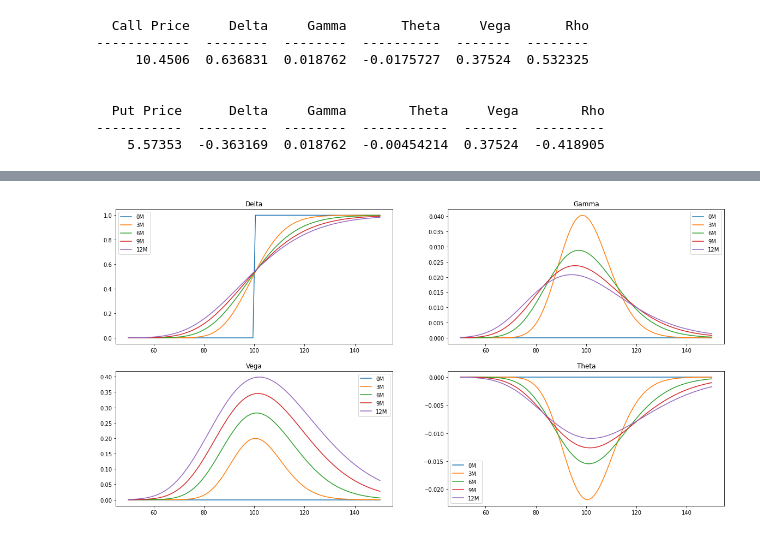
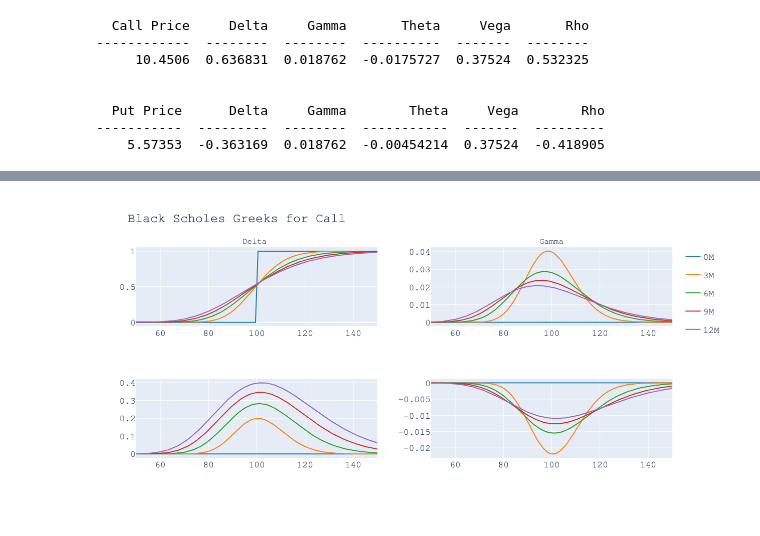
Before and after one commit to Ali-Ahmad9/QuantLib, a Jupyter notebook: python/jupyter/Black Scholes.ipynb, the cells around one changed output, grey strips where cells are left out. Drawn from its saved outputs; the diff is of its cells as text; code cells hidden in the pictures.

```diff
--- a/python/jupyter/Black Scholes.ipynb
+++ b/python/jupyter/Black Scholes.ipynb
@@ -252,19 +266,24 @@ fig.show()
-# %%
-# Plot graph iteratively
-fig, ax = plt.subplots(2,2, figsize=(20,10))
-
-for k,v in d.items():
-    ax[0,0].plot(x, BS(x,100,0.0,v,0.2).callDelta, label=k)
-    ax[0,1].plot(x, BS(x,100,0.0,v,0.2).gamma, label=k)
-    ax[1,0].plot(x, BS(x,100,0.0,v,0.2).vega, label=k)
-    ax[1,1].plot(x, BS(x,100,0.0,v,0.2).callTheta, label=k)
-
-# Set axis title
-ax[0,0].set_title('Delta'), ax[0,1].set_title('Gamma'), ax[1,0].set_title('Vega'), ax[1,1].set_title('Theta')
-
-# Define legend
-ax[0,0].legend(), ax[0,1].legend(), ax[1,0].legend(), ax[1,1].legend()
-
-plt.show()
-# %% [output]
-[figure, removed]
+# %%
+# # Plot graph iteratively
+# fig, ax = plt.subplots(2,2, figsize=(20,10))
+fig = make_subplots(rows=2, cols=2, subplot_titles=("Delta ", "Gamma"))
+for i, (k,v) in enumerate(d.items()):
+    fig.add_trace(go.Scatter(x=x, y=BS(x,100,0.0,v,0.2).callDelta, name=k, legendgroup=f'group{k}', line=dict(color=cols[i])), row=1, col=1)
+    fig.add_trace(go.Scatter(x=x, y=BS(x,100,0.0,v,0.2).gamma, name=k, legendgroup=f'group{k}', line=dict(color=cols[i]), showlegend=False), row=1, col=2)
+    fig.add_trace(go.Scatter(x=x, y=BS(x,100,0.0,v,0.2).vega, name=k, legendgroup=f'group{k}', line=dict(color=cols[i]), showlegend=False), row=2, col=1)
+    fig.add_trace(go.Scatter(x=x, y=BS(x,100,0.0,v,0.2).callTheta, name=k, legendgroup=f'group{k}', line=dict(color=cols[i]), showlegend=False), row=2, col=2)
+
+
+fig.update_layout(
+    title="Black Scholes Greeks for Call",
+    width=1200,
+    height=600,
+    font=dict(
+        family="Courier New",
+        size=18
+    )
+)
+
+fig.show()
+# %% [output]
+[figure, added]
```
Also changed, not shown: parts of 3 cells of this notebook, 2 other files.
